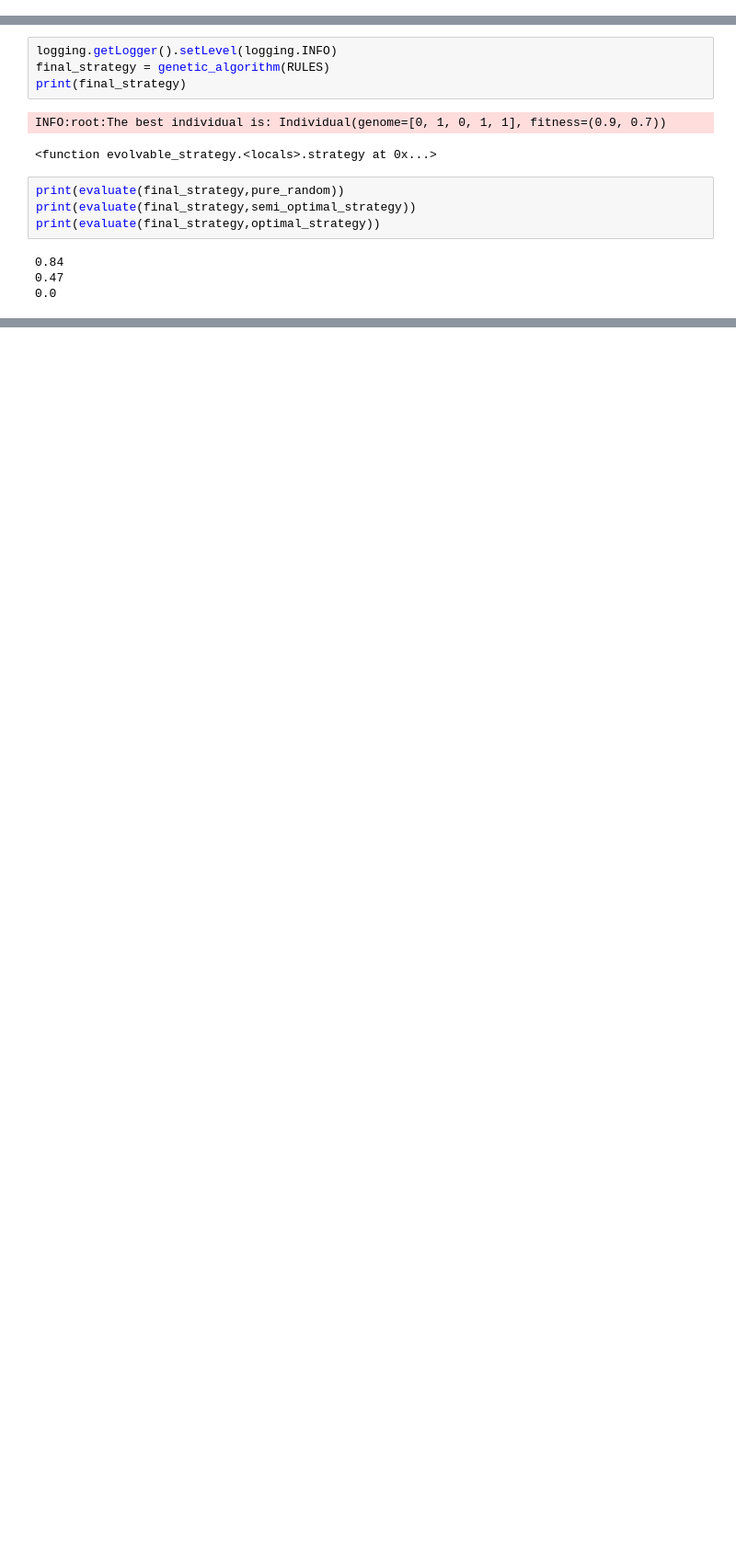
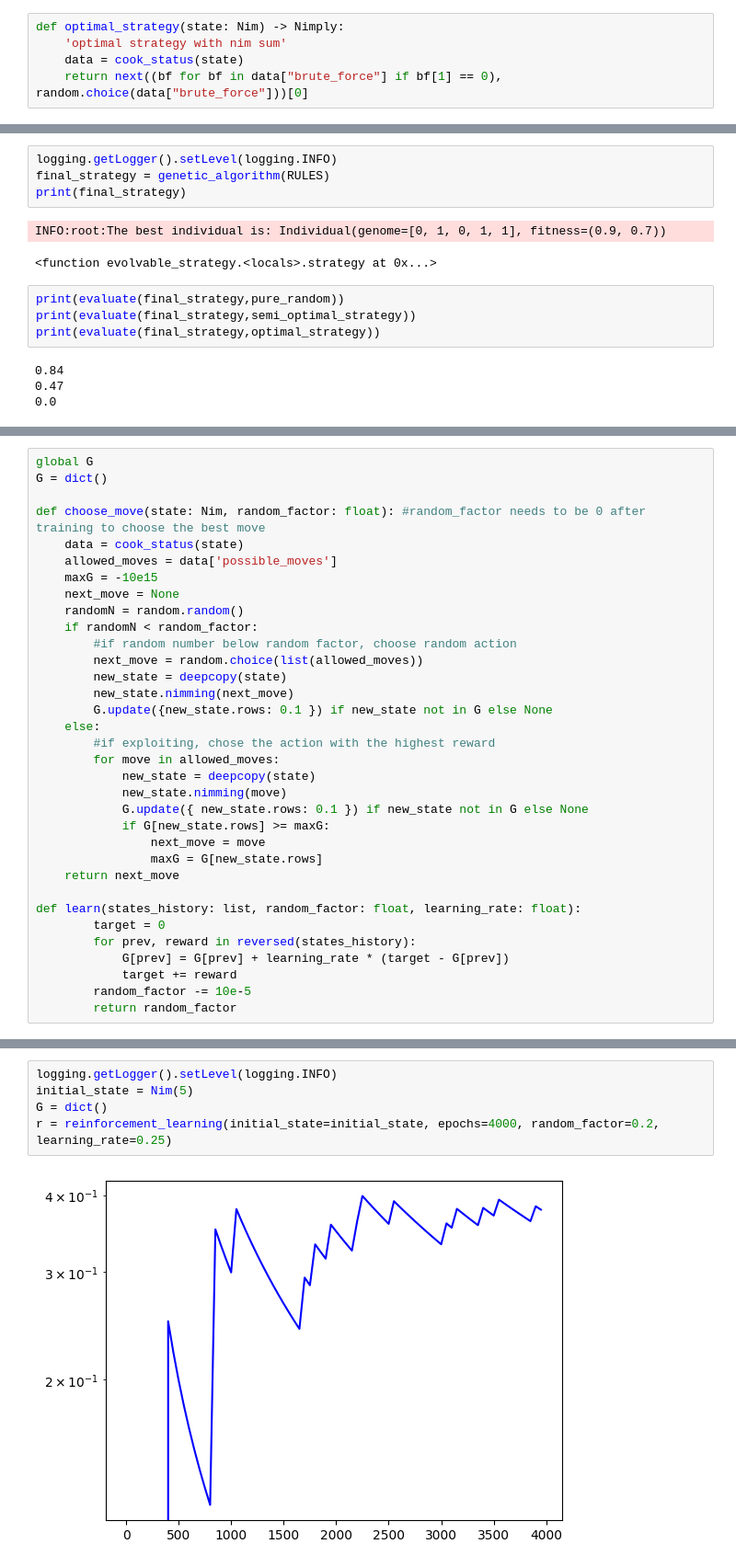
Before and after one commit to scoleri-mr/computational_intelligence_2022_301841, a Jupyter notebook: lab3/lab3.ipynb, the cells around one changed output, grey strips where cells are left out. Shown at 92% size. Cells and saved outputs as stored; diff of their text form; blank space fills up the shorter version.

```diff
--- a/lab3/lab3.ipynb
+++ b/lab3/lab3.ipynb
@@ -91,3 +110,8 @@ def evaluate(strategy1: Callable, strategy2: Callable, num_matches=100, nim_size
+# %%
+def optimal_strategy(state: Nim) -> Nimply:
+    'optimal strategy with nim sum'
+    data = cook_status(state)
+    return next((bf for bf in data["brute_force"] if bf[1] == 0), random.choice(data["brute_force"]))[0]
 # %% [markdown]
 ## 3.0: Let's try some basic hard-coded rules first
 # %%
@@ -317,0 +469,34 @@ print(evaluate(final_strategy,optimal_strategy))
+# %%
+global G
+G = dict()
+
+def choose_move(state: Nim, random_factor: float): #random_factor needs to be 0 after training to choose the best move
+    data = cook_status(state)
+    allowed_moves = data['possible_moves']
+    maxG = -10e15
+    next_move = None
+    randomN = random.random()
+    if randomN < random_factor:
+        #if random number below random factor, choose random action
+        next_move = random.choice(list(allowed_moves))
+        new_state = deepcopy(state)
+        new_state.nimming(next_move)
+        G.update({new_state.rows: 0.1 }) if new_state not in G else None
+    else:
+        #if exploiting, chose the action with the highest reward
+        for move in allowed_moves:
+            new_state = deepcopy(state)
+            new_state.nimming(move)
+            G.update({ new_state.rows: 0.1 }) if new_state not in G else None
+            if G[new_state.rows] >= maxG:
+                next_move = move
+                maxG = G[new_state.rows]
+    return next_move
+
+def learn(states_history: list, random_factor: float, learning_rate: float):
+        target = 0
+        for prev, reward in reversed(states_history):
+            G[prev] = G[prev] + learning_rate * (target - G[prev])
+            target += reward
+        random_factor -= 10e-5
+        return random_factor
@@ -317,0 +546,7 @@ print(evaluate(final_strategy,optimal_strategy))
+# %%
+logging.getLogger().setLevel(logging.INFO)
+initial_state = Nim(5)
+G = dict()
+r = reinforcement_learning(initial_state=initial_state, epochs=4000, random_factor=0.2, learning_rate=0.25)
+# %% [output]
+[figure, added]
```
Also changed, not shown: parts of 36 cells of this notebook, 6 other files.
